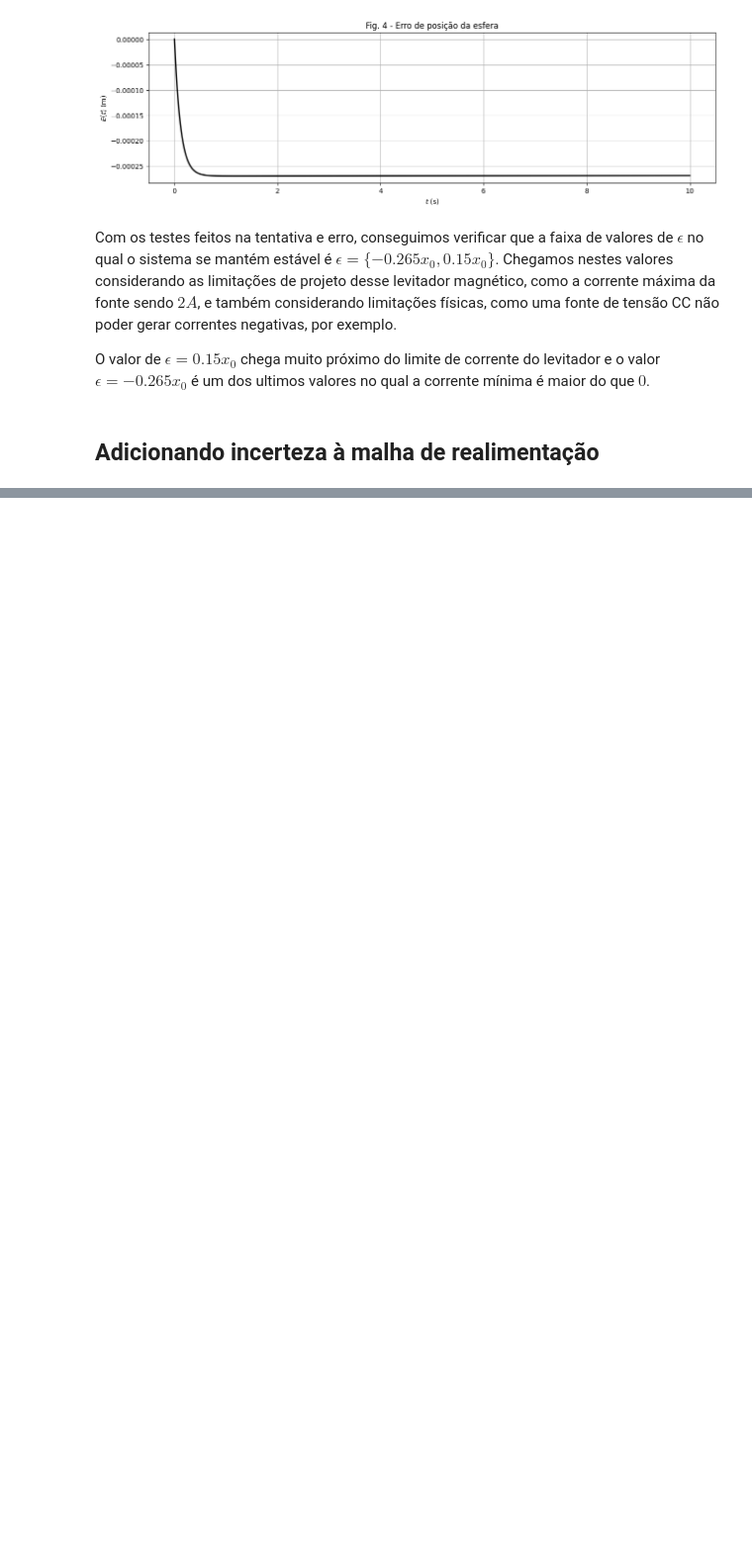
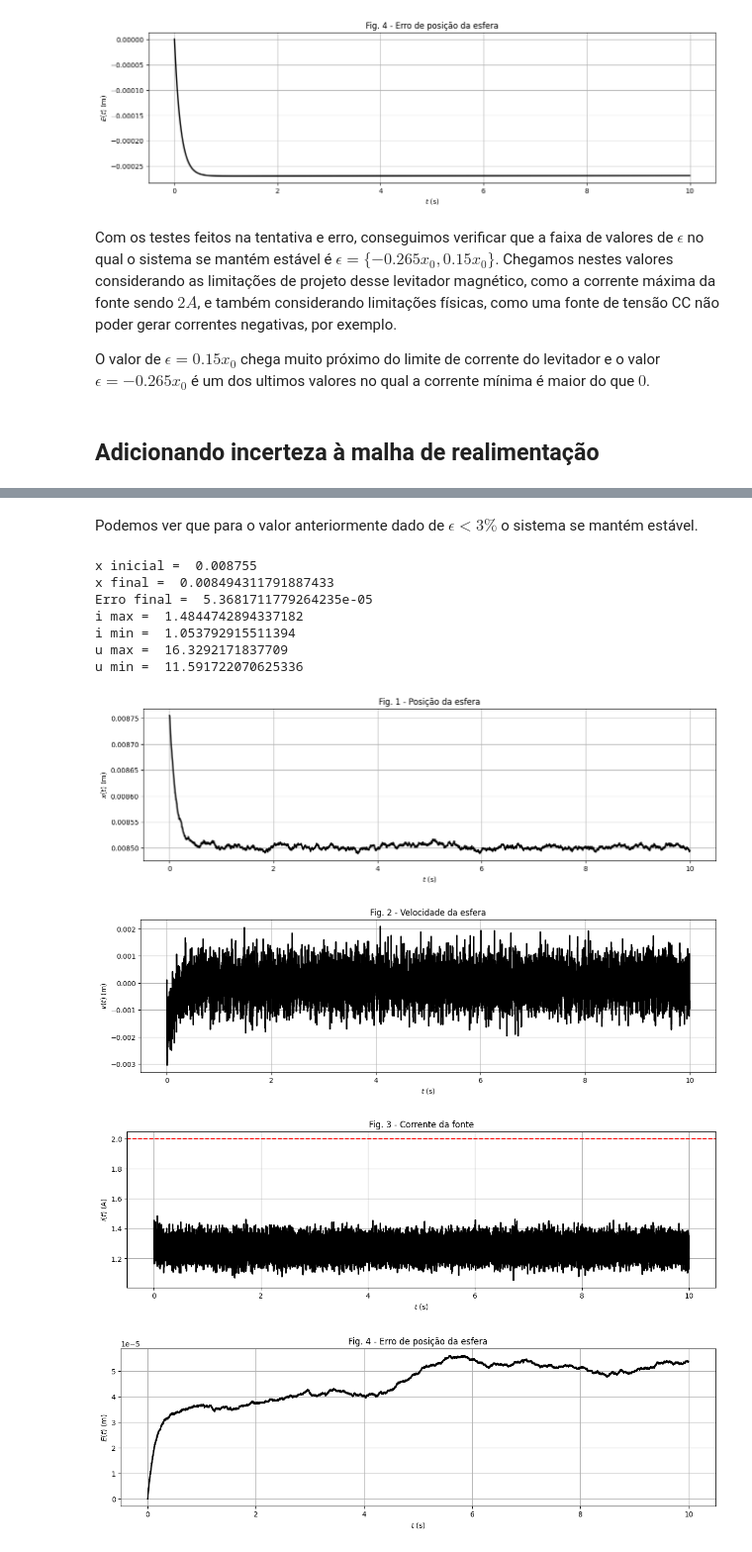
Before and after one commit to GabGomes16/Modelagem-e-Simulacao-Multifisica---Trabalhos-Computacionais, a Jupyter notebook: TC1/TC1.ipynb, the cells around one changed output, grey strips where cells are left out. Shown at 99% size. Cells and saved outputs as stored; diff of their text form; code cells hidden in the pictures; blank space fills up the shorter version.

Commit message:
- Atividade 2: Adicionando incerteza à malha de realimentação.
- Adição de métricas numéricas para análise mais precisa

```diff
--- a/TC1/TC1.ipynb
+++ b/TC1/TC1.ipynb
@@ -357,0 +451,68 @@ O valor de $\epsilon=0.15x_0$ chega muito próximo do limite de corrente do levi
+# %% [markdown]
+Podemos ver que para o valor  anteriormente dado de $\epsilon < 3\%$ o sistema se mantém estável.
+# %%
+# perturbação na posição inicial
+epsilon = x0 * 0.03
+
+# Initial conditions
+# y = [i,x,v,E]
+y_0 = [i0,x0+epsilon,v0,E0]
+# Time span
+t_0 = 0.0
+t_end = 10 #(s)
+
+sol = solve_ivp(f, [t_0, t_end],y_0)
+
+
+# --- Position plot ---
+fig = plt.figure(figsize=(15,4))
+plt.plot(sol.t, sol.y[1,:], 'k', linewidth=2);
+plt.grid(True);
+plt.xlabel('$t$ (s)');
+plt.ylabel('$x(t)$ (m)');
+plt.title('Fig. 1 - Posição da esfera');
+
+# --- Velocity plot ---
+fig = plt.figure(figsize=(15,4))
+plt.plot(sol.t, sol.y[2,:], 'k', linewidth=2);
+plt.grid(True);
+plt.xlabel('$t$ (s)');
+plt.ylabel('$v(t)$ (m)');
+plt.title('Fig. 2 - Velocidade da esfera');
+
+# --- Source plot ---
+fig = plt.figure(figsize=(15,4))
+plt.plot(sol.t, sol.y[0,:], 'k', linewidth=2);
+plt.axhline(2.0, color='r', linestyle='--', linewidth=1.5, label='Limite de 2 A')
+plt.grid(True);
+plt.xlabel('$t$ (s)');
+plt.ylabel('$i(t)$ (A)');
+plt.title('Fig. 3 - Corrente da fonte');
+
+# --- Error plot ---
+fig = plt.figure(figsize=(15,4))
+plt.plot(sol.t, sol.y[3,:], 'k', linewidth=2);
+plt.grid(True);
+plt.xlabel('$t$ (s)');
+plt.ylabel('$E(t)$ (m)');
+plt.title('Fig. 4 - Erro de posição da esfera');
+
+print("x inicial = ",y_0[1])
+print("x final = ", sol.y[1,-1])
+print("Erro final = ", sol.y[3,-1])
+print("i max = ", np.max(sol.y[0,:]))
+print("i min = ", np.min(sol.y[0,:]))
+print("u max = ", np.max(sol.y[0,:])*R)
+print("u min = ", np.min(sol.y[0,:])*R)
+# %% [output]
+x inicial =  0.008755
+x final =  0.008494311791887433
+Erro final =  5.3681711779264235e-05
+i max =  1.4844742894337182
+i min =  1.053792915511394
+u max =  16.3292171837709
+u min =  11.591722070625336
+[figure, added]
+[figure, added]
+[figure, added]
+[figure, added]
```
Also changed, not shown: parts of 10 cells of this notebook.
